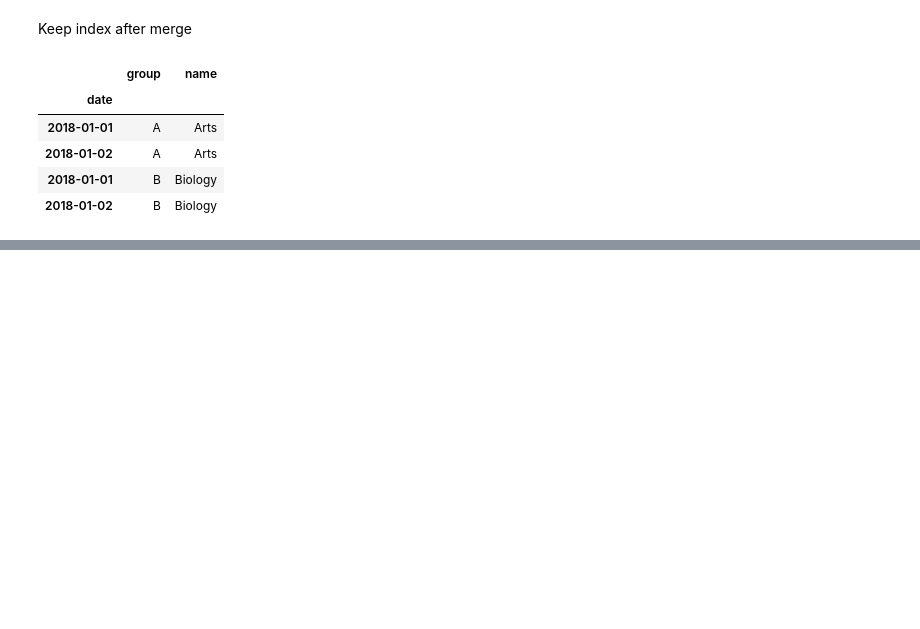
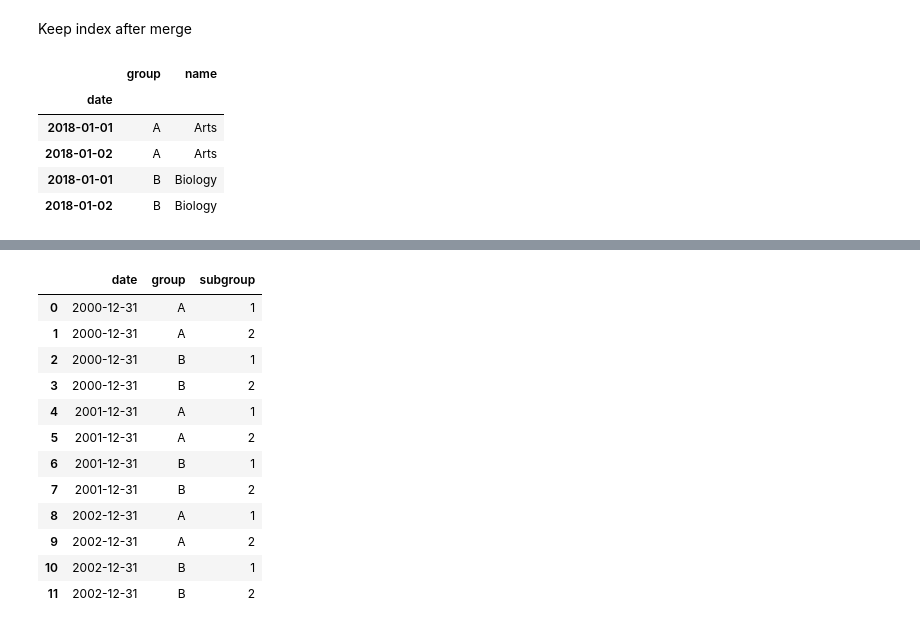
Before and after one commit to marcdelabarrera/python_snippets, a Jupyter notebook: pandas/pandas.ipynb, the cells around one changed output, grey strips where cells are left out. Cells and saved outputs as stored; diff of their text form; code cells hidden in the pictures; blank space fills up the shorter version.

```diff
--- a/pandas/pandas.ipynb
+++ b/pandas/pandas.ipynb
@@ -125,0 +117,3 @@ df
+# %%
+dates = pd.DataFrame({'date': pd.date_range( start = '2000-01-01', end =  '2003-01-01', freq='Y')})
+df = pd.DataFrame({'group':['A','A','B','B'], 'subgroup':[1,2,1,2]})
@@ -125,0 +128,16 @@ df
+# %%
+pd.merge(dates, df, how='cross')
+# %% [output]
+|  | date | group | subgroup |
+| 0 | 2000-12-31 | A | 1 |
+| 1 | 2000-12-31 | A | 2 |
+| 2 | 2000-12-31 | B | 1 |
+| 3 | 2000-12-31 | B | 2 |
+| 4 | 2001-12-31 | A | 1 |
+| 5 | 2001-12-31 | A | 2 |
+| 6 | 2001-12-31 | B | 1 |
+| 7 | 2001-12-31 | B | 2 |
+| 8 | 2002-12-31 | A | 1 |
+| 9 | 2002-12-31 | A | 2 |
+| 10 | 2002-12-31 | B | 1 |
+| 11 | 2002-12-31 | B | 2 |
```
Also changed, not shown: parts of 6 cells of this notebook, 8 other files.
